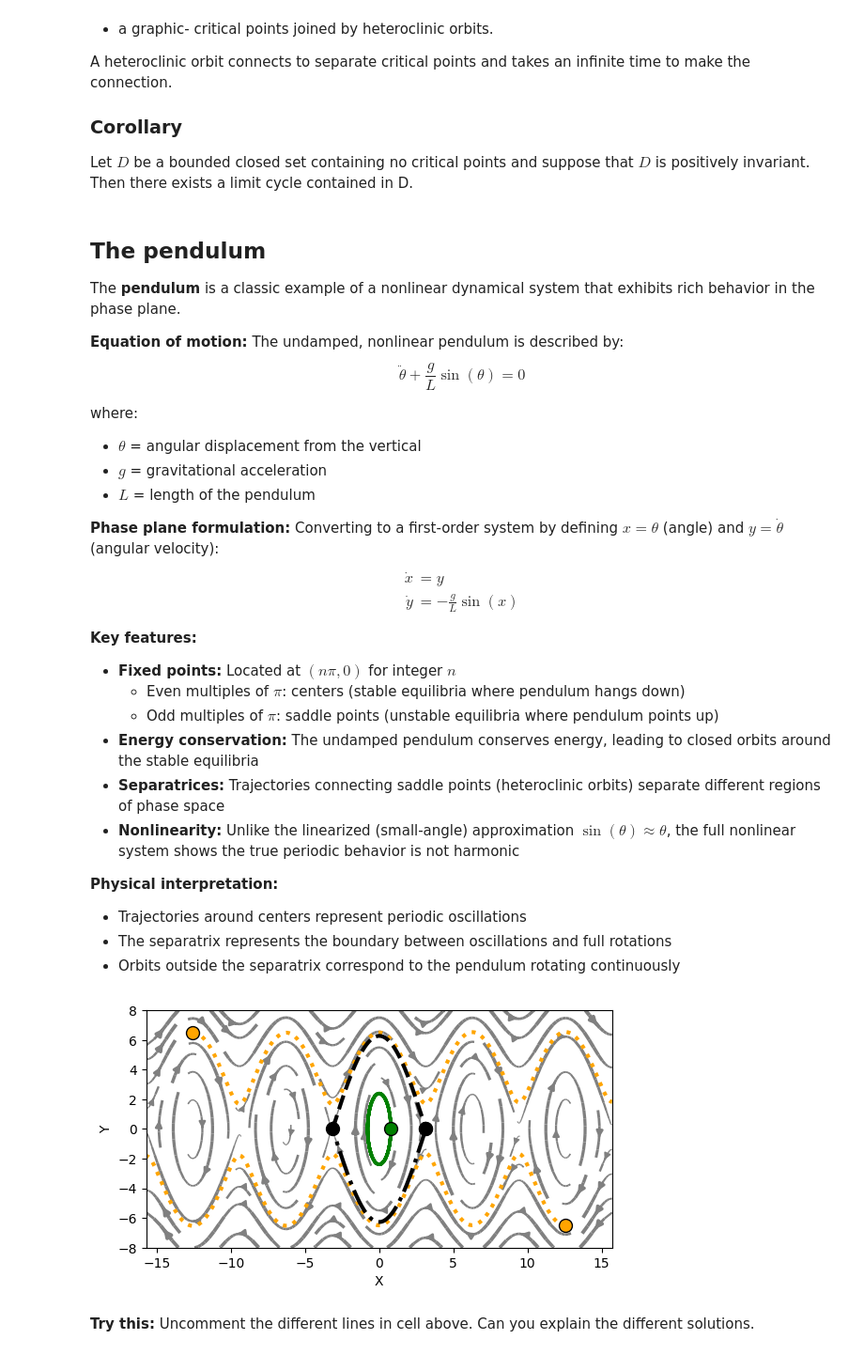
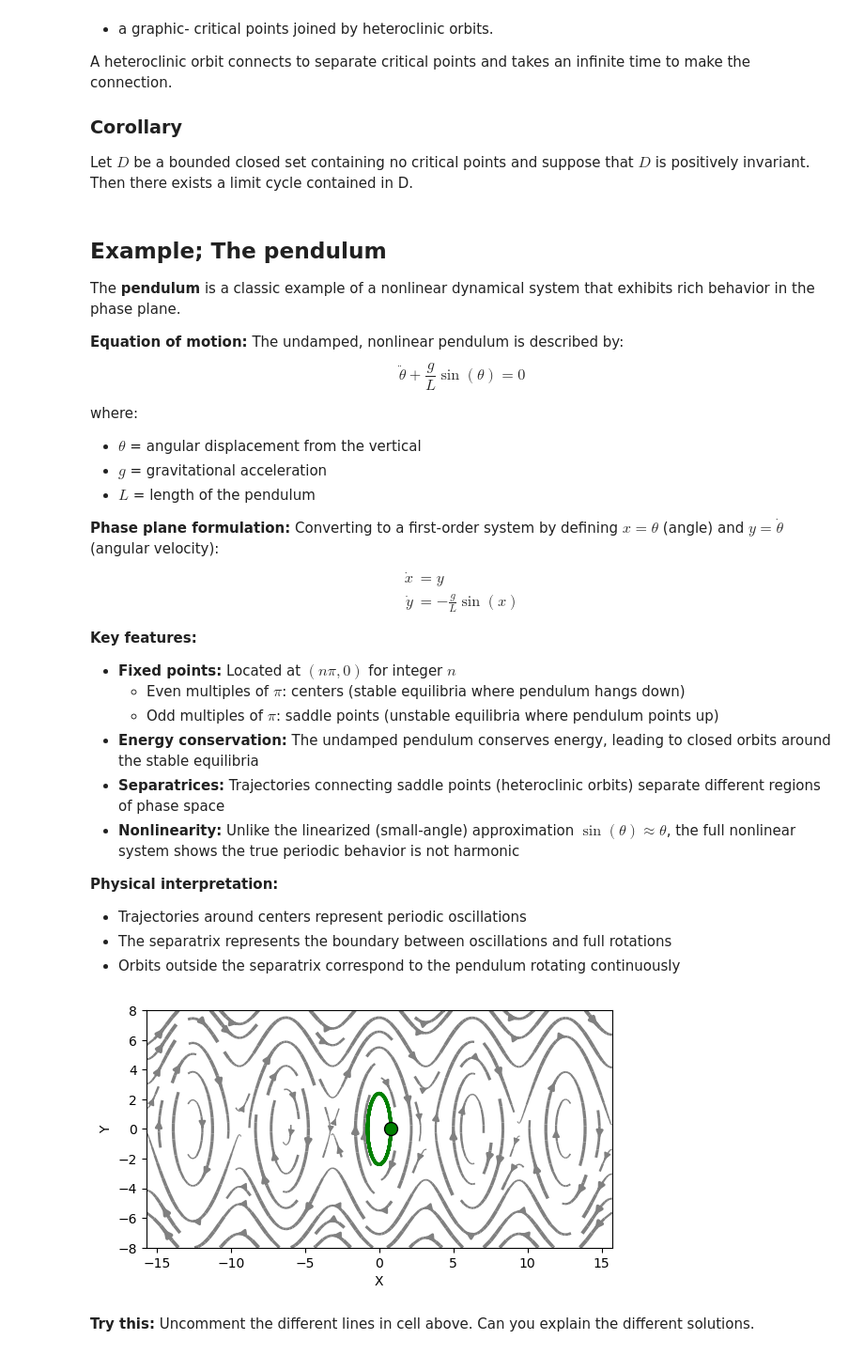
Before and after one commit to vladeviste/mat230, a Jupyter notebook: flow_limit_cycles.ipynb, the cells around one changed output. Shown at 94% size. Saved outputs shown, nothing was run; the diff lists cells and outputs as text; code cells hidden in the pictures.

```diff
--- a/flow_limit_cycles.ipynb
+++ b/flow_limit_cycles.ipynb
@@ -742,7 +729,7 @@ A heteroclinic orbit connects to separate critical points and takes an infinite
 ### Corollary
 Let $D$ be a bounded closed set containing no critical points and suppose that $D$ is positively invariant. Then there exists a limit cycle contained in D.
 # %% [markdown]
-## The pendulum
+## Example; The pendulum
 The **pendulum** is a classic example of a nonlinear dynamical system that exhibits rich behavior in the phase plane.
 
 **Equation of motion:**
@@ -811,33 +798,27 @@ def pendulum(t, xy, params=None):
 # %%
 xlim = 5 * np.pi
 ylim = 8
 fig, ax = plt.subplots(1, 1)
 ax.set_xlabel('X')
 ax.set_ylabel('Y')
 ax.set_aspect('equal')
 
 ax = plot_flow(ax, pendulum, xrange=[-xlim, xlim], yrange=[-ylim, ylim], nullclines=False)
 
 # Plot some solution trajectories
 ax = plot_solution(ax, pendulum, [np.pi/4, 0], t_end=10, color='green')
-# zero velocity and we are standing straight up. an unstable equiulibrium point = saddle point.
-ax = plot_solution(ax, pendulum, [np.pi, 0], t_end=10, color='green',linewidth=3)
-# start with velocity and just go around, not back and forth (one direction)
-ax = plot_solution(ax, pendulum, [-4*np.pi, 6.5], t_end=10, color='orange',linestyle=':', linewidth=3)
-ax = plot_solution(ax, pendulum, [4*np.pi, - 6.5], t_end=10, color='orange',linestyle=':', linewidth=3)
+#ax = plot_solution(ax, pendulum, [np.pi, 0], t_end=10, color='green',linewidth=3)
+#ax = plot_solution(ax, pendulum, [-4*np.pi, 6.5], t_end=10, color='orange',linestyle=':', linewidth=3)
+#ax = plot_solution(ax, pendulum, [4*np.pi, - 6.5], t_end=10, color='orange',linestyle=':', linewidth=3)
 
-#heteroclinic orbits. approaching the saddle points.
-ax= plot_solution(ax,pendulum,[-np.pi,0],t_end=20, color='black',linestyle='--', linewidth=3)
-ax= plot_solution(ax,pendulum,[np.pi,-0],t_end=20,color='black', linestyle='-.', linewidth=3)
+#ax= plot_solution(ax,pendulum,[-np.pi,0],t_end=20, color='black',linestyle='--', linewidth=3)
+#ax= plot_solution(ax,pendulum,[np.pi,-0],t_end=20,color='black', linestyle='-.', linewidth=3)
 ax.set_xlim(-xlim, xlim)
 ax.set_ylim(-ylim, ylim)
 ax.set_aspect('equal')
 plt.show()
-
-#x-axis the angle, y-axis = speed
-#addition of friction would make it into a spiral towards the origin
 # %% [output]
-[figure, old version]
+[figure, new version]
 # %% [markdown]
 **Try this:** Uncomment the different lines in cell above. Can you explain the different solutions.
 # %% [markdown]
```
Also changed, not shown: parts of 19 cells of this notebook.
